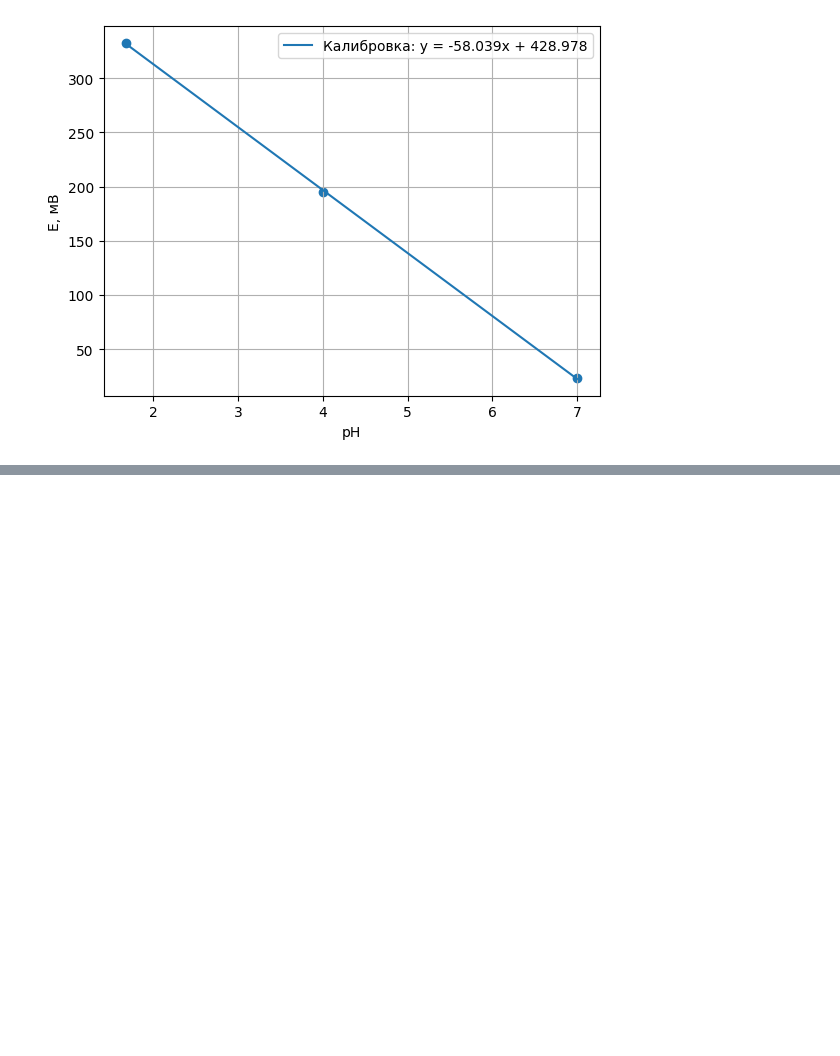
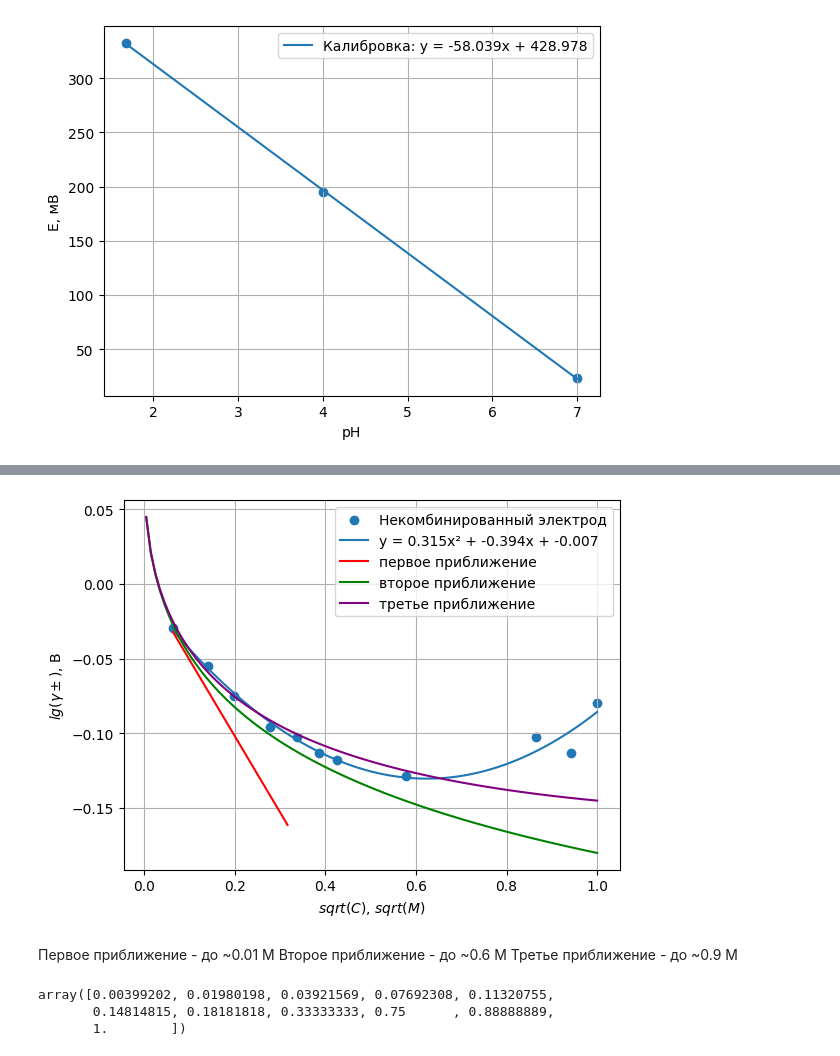
Before and after one commit to IgorChekmarev/fizha, a Jupyter notebook: aktivnosti/aktivnosti.ipynb, the cells around one changed output, grey strips where cells are left out. Saved outputs shown, nothing was run; the diff lists cells and outputs as text; code cells hidden in the pictures; blank space fills up the shorter version.

```diff
--- a/aktivnosti/aktivnosti.ipynb
+++ b/aktivnosti/aktivnosti.ipynb
@@ -57,0 +81,53 @@ plt.show()
+# %%
+lg_gamma = ((des/1000 - 0.377)*96485)/(2*8.314*299.5*np.log(10)) - np.log10(c)
+
+sqrt_ion = np.sqrt(c)
+
+plt.scatter(sqrt_ion, lg_gamma, label='Некомбинированный электрод')
+
+
+coeffs_2 = np.polyfit(sqrt_ion, lg_gamma, 2)
+poly_2 = np.poly1d(coeffs_2)
+x_smooth = np.linspace(min(sqrt_ion), max(sqrt_ion), 100)
+y_smooth_2 = poly_2(x_smooth)
+plt.plot(x_smooth, y_smooth_2, label=f'y = {coeffs_2[0]:.3f}x² + {coeffs_2[1]:.3f}x + {coeffs_2[2]:.3f}')
+
+c_dh = np.linspace(0.00399202, max(c)/10, 100)
+dh_1 = -0.51*np.sqrt(c_dh)
+plt.plot(np.sqrt(c_dh), dh_1, color='red', label="первое приближение")
+
+c_dh = np.linspace(0.00399202, max(c), 100)
+dh_2 = -0.51*np.sqrt(c_dh)/(1+np.sqrt(c_dh)) + 0.075
+plt.plot(c_dh, dh_2, color='green', label="второе приближение")
+
+c_dh = np.linspace(0.00399202, max(c), 100)
+dh_3 = -0.51*np.sqrt(c_dh)/(1+np.sqrt(c_dh)) + c_dh*0.035 + 0.075
+plt.plot(c_dh, dh_3, color='purple', label="третье приближение")
+
+
+a = -58.039
+b = 428.978
+log_gamma = (es - b) / (a*1000) - np.log10(c)
+
+#ionic_strength = c
+#sqrt_ionic = np.sqrt(ionic_strength)
+#plt.scatter(sqrt_ionic, log_gamma, label='Комбинированный электрод')
+plt.xlabel('$sqrt(C)$, $sqrt(М)$')
+plt.ylabel('$lg(\gamma \pm)$, В')
+
+plt.legend()
+plt.grid()
+plt.savefig('lg_gamma.png')
+plt.show()
+# %% [output]
+[figure, added]
+# %% [markdown]
+Первое приближение - до ~0.01 М
+Второе приближение - до ~0.6 M
+Третье приближение - до ~0.9 M
+# %%
+c
+# %% [output]
+array([0.00399202, 0.01980198, 0.03921569, 0.07692308, 0.11320755,
+       0.14814815, 0.18181818, 0.33333333, 0.75      , 0.88888889,
+       1.        ])
```
Also changed, not shown: parts of 5 cells of this notebook, 8 other files.
